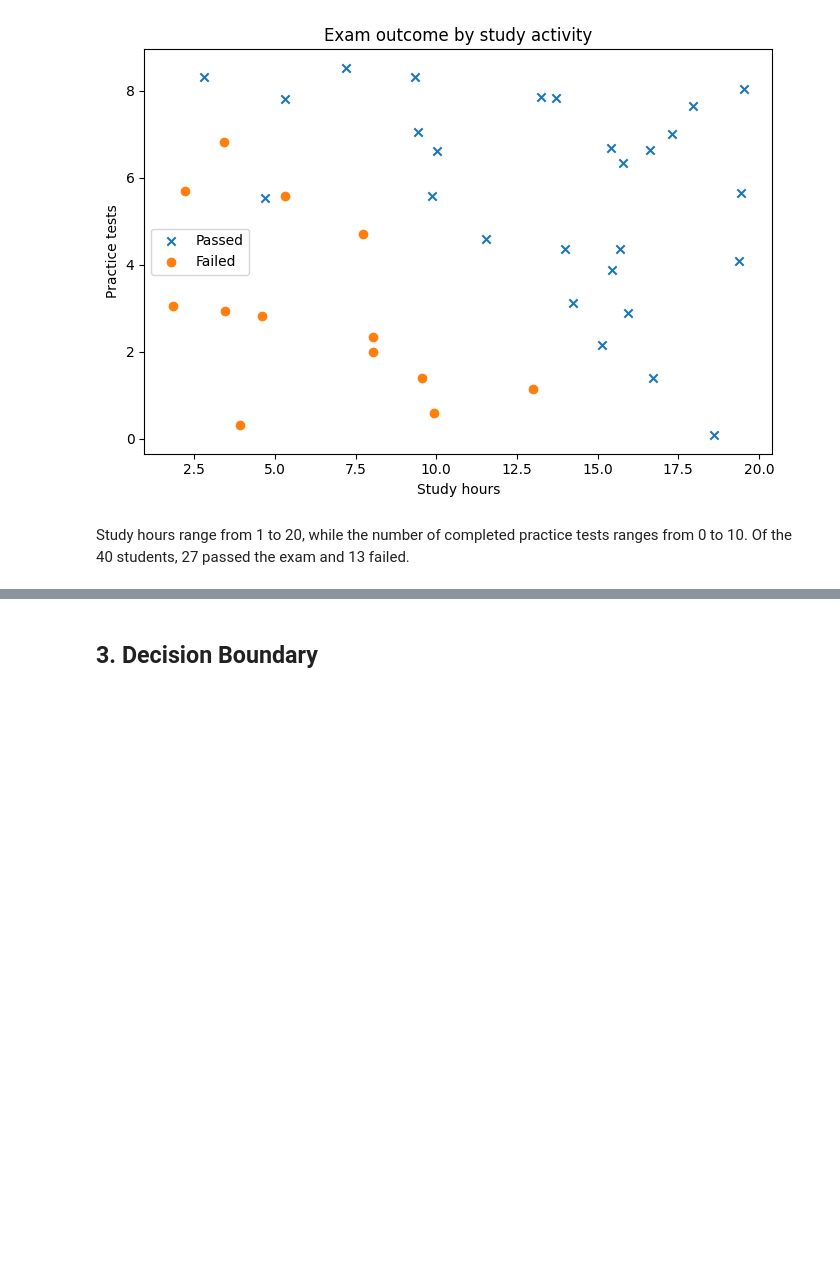
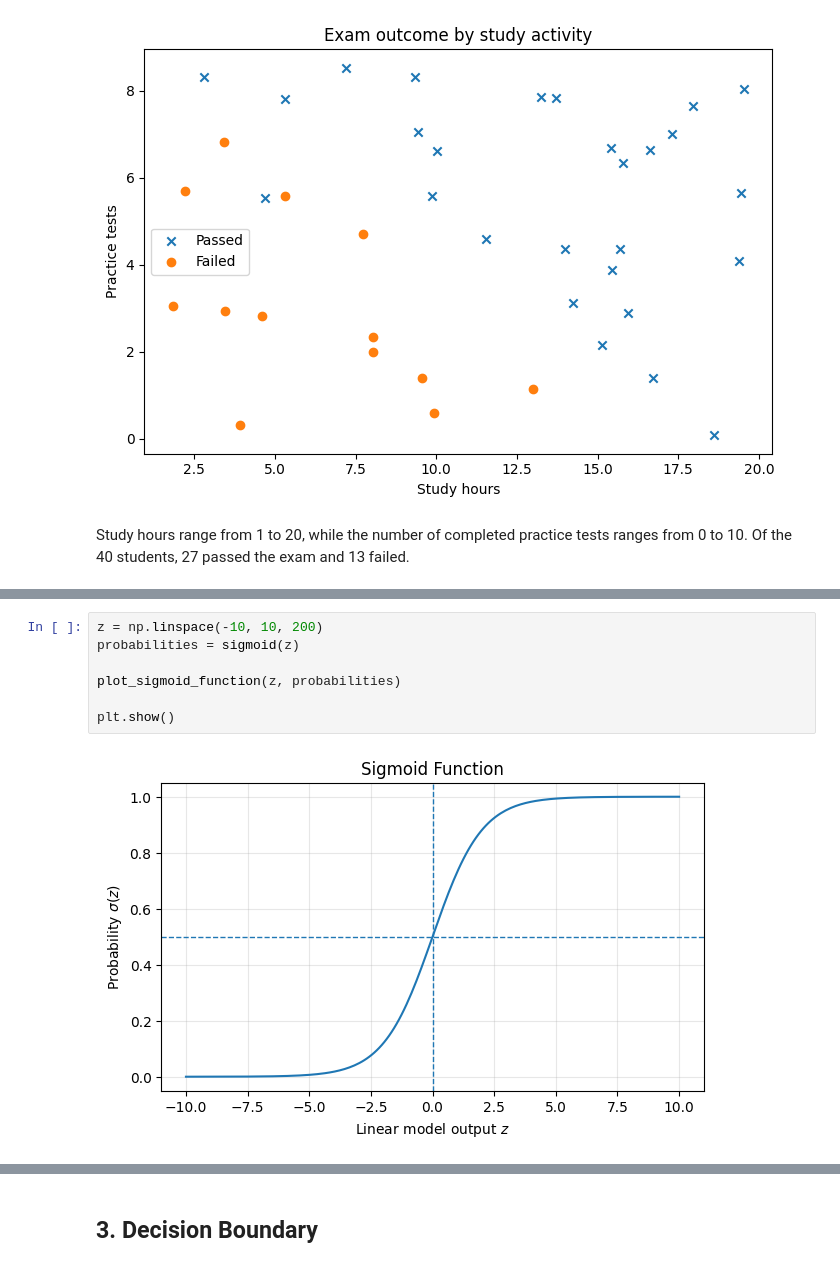
Before and after one commit to MonasteryStudent/ml-from-scratch, a Jupyter notebook: notebooks/03_logistic_regression/logistic_regression.ipynb, the cells around one changed output, grey strips where cells are left out. Saved outputs shown, nothing was run; the diff lists cells and outputs as text; blank space fills up the shorter version.

Commit message:
Add logistic regression chapter and sigmoid plot

```diff
--- a/notebooks/03_logistic_regression/logistic_regression.ipynb
+++ b/notebooks/03_logistic_regression/logistic_regression.ipynb
@@ -60,0 +77,9 @@ Study hours range from 1 to 20, while the number of completed practice tests ran
+# %%
+z = np.linspace(-10, 10, 200)
+probabilities = sigmoid(z)
+
+plot_sigmoid_function(z, probabilities)
+
+plt.show()
+# %% [output]
+[figure, added]
```
Also changed, not shown: parts of 4 cells of this notebook, 1 other file.
